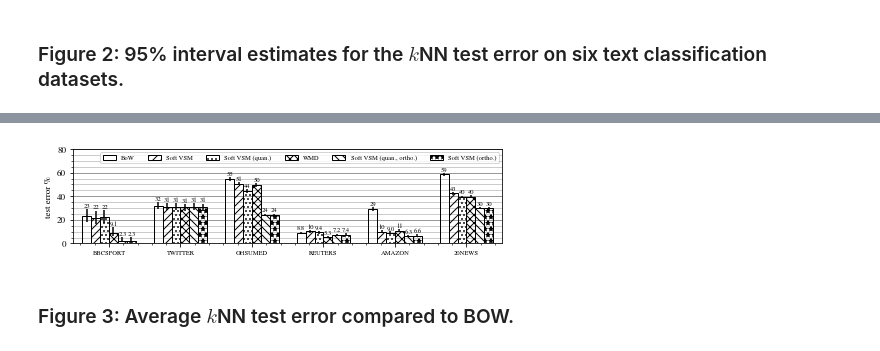
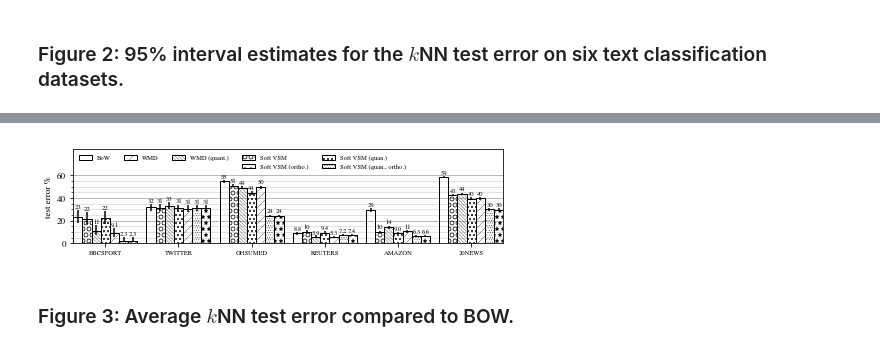
Before and after one commit to MIR-MU/regularized-embeddings, a Jupyter notebook: classification.ipynb, the cells around one changed output, grey strips where cells are left out. Drawn from its saved outputs; the diff is of its cells as text; code cells hidden in the pictures.

```diff
--- a/classification.ipynb
+++ b/classification.ipynb
@@ -36,6 +36,7 @@ configurations = [
     # ('random', 'random', 'random', 'random'),
     ('vsm', 'bow', 'inner_product', 32),
     ('dense_soft_vsm', 'tfidf', 'inner_product', 32),
+    ('vsm', 'bow', 'wmd', 1),
     ('dense_soft_vsm', 'tfidf', 'inner_product', 1),
     ('vsm', 'bow', 'wmd', 32),
     ('sparse_soft_vsm', 'tfidf', 'inner_product', 1),
@@ -230,6 +237,7 @@ from itertools import chain, cycle
 import numpy as np
 import matplotlib.pyplot as plt
 from matplotlib import rcParams
+from matplotlib.patches import Rectangle
 
 
 def flip(items, ncol):
@@ -250,14 +258,16 @@ bar_ys, bar_yerrs_lower, bar_yerrs_upper = list(zip(*map(lambda x: zip(*x), (
     for configuration in configurations
 ))))
 bar_xs = [
-    np.arange(num_datasets) + bar_width * (bar_number - 0.5 * (num_bars - 1))
+    np.arange(num_datasets) * bar_width * (num_bars + 1) + bar_width * (bar_number - 0.5 * num_bars)
     for bar_number in range(num_bars)
 ]
-hatches = (' ', '///', '...', 'xxx', '\\\\\\', '**', 'xx', '.', '*', 'o', 'O')
+hatches = (' ', 'OO', '\\\\\\\\\\\\\\', 'ooo', '///', '.....', '**')
 
 rcParams['font.size'] = 9
 rcParams['font.family'] = 'serif'
 rcParams['font.serif'] = ['Times New Roman', 'TeX Gyre Termes']
+rcParams['hatch.linewidth'] = 0.3
+rcParams["legend.frameon"] = False
 # plt.style.use('fivethirtyeight')
 
 fig = plt.figure(figsize=(6.68, 1.8))
@@ -275,7 +285,7 @@ for x, y, yerr_lower, yerr_upper, label, hatch in zip(
     plt.bar(x, y, width=bar_width, edgecolor='black', color='w', yerr=yerr, hatch=hatch, capsize=0, label=label)
     for x, y, yerr_upper in zip(x, y, yerr_upper):
         plt.text(
-            x=x - (0.45 if y < 10 else 0.35) * bar_width,
+            x=x - (0.44 if y < 10 else 0.35) * bar_width,
             y=y + yerr_upper + 1.5,
             s='{:.1f}'.format(y) if y < 10 else '{:.0f}'.format(y),
             size=6.5,
@@ -283,16 +293,29 @@ for x, y, yerr_lower, yerr_upper, label, hatch in zip(
     # plt.bar(x, y, width=bar_width, edgecolor='black', yerr=yerr, capsize=0, label=label)
 
 handles, labels = ax.get_legend_handles_labels()
-ncol = num_bars
-plt.legend(flip(handles, ncol), flip(labels, ncol), loc='best', ncol=ncol, prop={'size': 6.5})
+handles.insert(-2, Rectangle((0,0), 1, 1, fill=False, edgecolor='none', visible=False))
+handles.insert(-2, Rectangle((0,0), 1, 1, fill=False, edgecolor='none', visible=False))
+handles.insert(-2, Rectangle((0,0), 1, 1, fill=False, edgecolor='none', visible=False))
+labels.insert(-2, ' ')
+labels.insert(-2, ' ')
+labels.insert(-2, ' ')
+handles[1], handles[4] = handles[4], handles[1]
+labels[1], labels[4] = labels[4], labels[1]
+handles[3], handles[4] = handles[4], handles[3]
+labels[3], labels[4] = labels[4], labels[3]
+handles[8], handles[9] = handles[9], handles[8]
+labels[8], labels[9] = labels[9], labels[8]
+ncol = 5
+plt.legend(flip(handles, ncol), flip(labels, ncol), loc='upper left', ncol=ncol, prop={'size': 6.5})
 
-plt.xticks(bar_xs[num_bars // 2] - 0.5 * bar_width, map(lambda x: x.upper(), dataset_names), size=6.5)
-plt.minorticks_on()
+plt.xticks(bar_xs[num_bars // 2], map(lambda x: x.upper(), dataset_names), size=6.5)
+ax.set_yticks([0, 20, 40, 60], minor=False)
+ax.set_yticks([5, 10, 15, 25, 30, 35, 45, 50, 55], minor=True)
 plt.ylabel('test error %')
-plt.xlim((-0.5 * (num_bars + 2) * bar_width, num_datasets - 1 + 0.5 * (num_bars + 2) * bar_width))
-plt.ylim(0, 80)
-plt.grid(axis='y', which='major', color='k', alpha=0.5)
-plt.grid(axis='y', which='minor', color='k', alpha=0.25)
+plt.xlim((-0.5 * (num_bars + 1) * bar_width, (num_datasets - 1) * bar_width * (num_bars + 1) + 0.5 * (num_bars - 1) * bar_width))
+plt.ylim(0, 83)
+plt.grid(axis='y', which='major', color='k', alpha=0.35)
+plt.grid(axis='y', which='minor', color='k', alpha=0.15)
 plt.tight_layout()
 plt.savefig('figures/classification-test_error.pdf')
 plt.show()
@@ -301,4 +324,4 @@ plt.show()
-[figure, old version]
+[figure, new version]
 # %% [markdown]
 ### Figure 3: Average $k$NN test error compared to BOW.
 # %%
```
Also changed, not shown: parts of 15 cells of this notebook, 2 other files.
